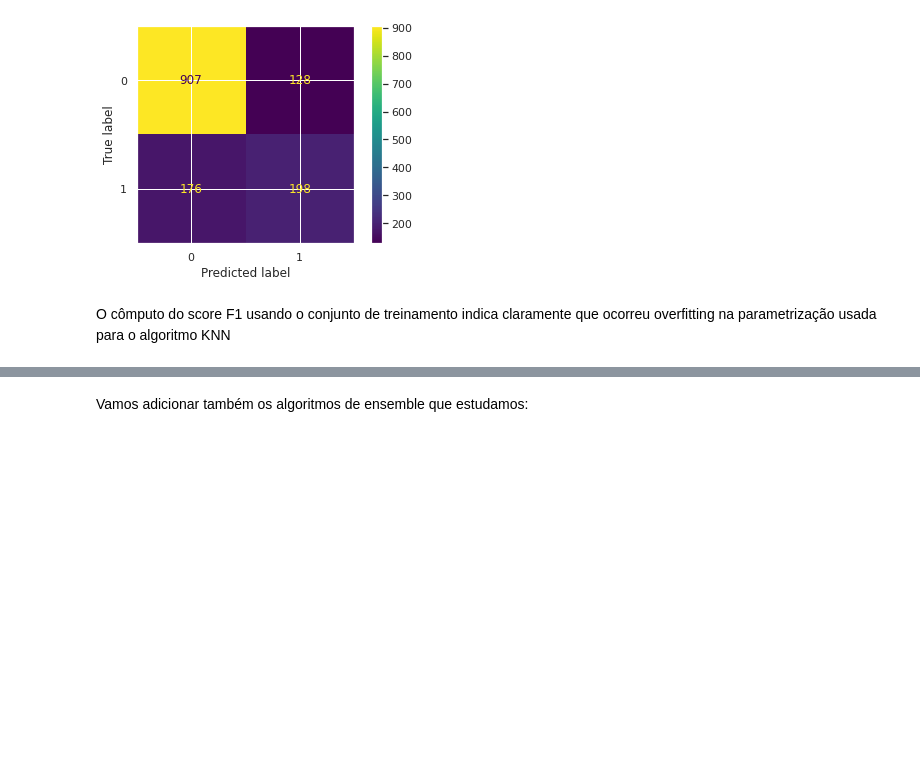
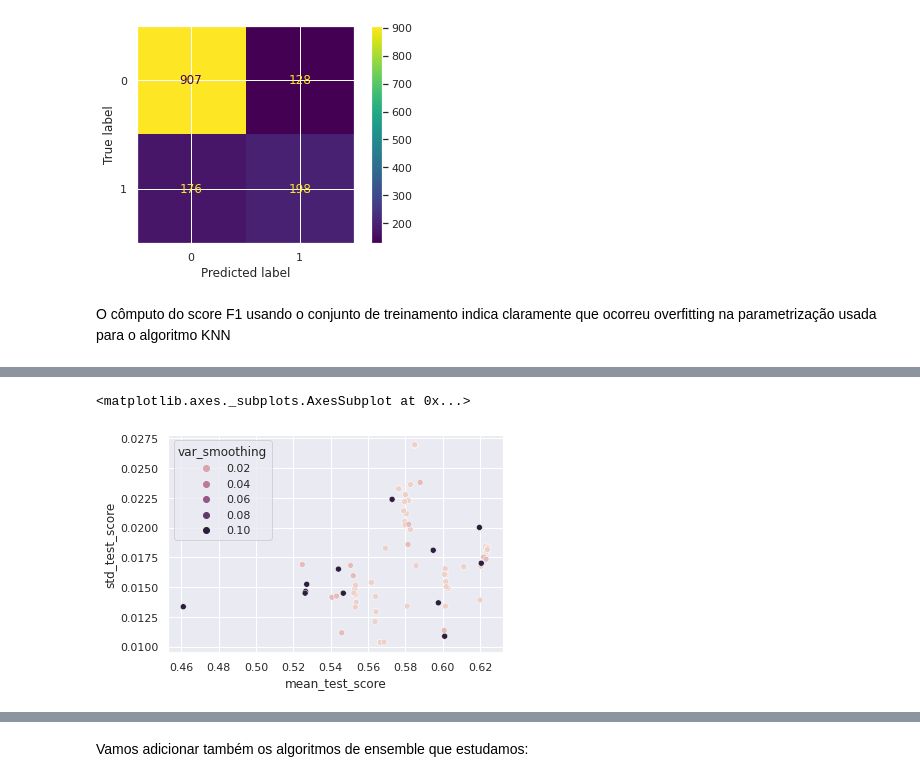
Before and after one commit to itaborai83/ecd221-ML-trabalho, a Jupyter notebook: ML_7_Projeto_completo_de_Classificação_Binária_Telco_Churn.ipynb, the cells around one changed output, grey strips where cells are left out. Drawn from its saved outputs; the diff is of its cells as text; code cells hidden in the pictures; blank space fills up the shorter version.

```diff
--- a/ML_7_Projeto_completo_de_Classificação_Binária_Telco_Churn.ipynb
+++ b/ML_7_Projeto_completo_de_Classificação_Binária_Telco_Churn.ipynb
@@ -1190,0 +1189,26 @@ Em seguida, vamos criar uma linha base de desempenho para esse problema, verific
+# %%
+# Realiza a busca por hiperparâmetros
+param_grid = [
+  # GaussianNB
+  {
+    "feature_scaling"               : ["passthrough", MinMaxScaler(), StandardScaler()],
+    "reduce_dim"                    : ["passthrough", PCA(n_components=3), PCA(n_components=5), PCA(n_components=10)],
+    "discriminant"                  : ["passthrough"], # não funciona com LDA
+    "classifier"                    : [GaussianNB()],
+    "classifier__var_smoothing"     : [1e-9, 1e-8, 1e-7, 1e-6, 1e-5, 1e-4, 1e-3, 1e-2, 1e-1],
+  }
+]
+
+nb_grid = RandomizedSearchCV(
+    estimator           = pipeline
+,   param_distributions = param_grid
+,   scoring             = SCORING_METRIC
+,   cv                  = kfold
+,   n_iter              = 200 # NUMBER_OF_RANDOM_TRIALS
+,   return_train_score  = RETURN_TRAIN_SCORE
+)
+nb_grid.fit(X_train, y_train)
+print(f"Melhor F1: {nb_grid.best_score_}")
+print("Melhor estimador -> ")
+pprint(nb_grid.best_params_)
+nb_results_df = pd.DataFrame(nb_grid.cv_results_)
@@ -1190,0 +1223,11 @@ Em seguida, vamos criar uma linha base de desempenho para esse problema, verific
+# %%
+nb_results_df["var_smoothing"] = nb_results_df["param_classifier__var_smoothing"]
+sns.scatterplot(
+    data=nb_results_df
+,   x="mean_test_score"
+,   y="std_test_score"
+,   hue="var_smoothing"
+)
+# %% [output]
+<matplotlib.axes._subplots.AxesSubplot at 0x...>
+[figure, added]
```
Also changed, not shown: parts of 11 cells of this notebook.
